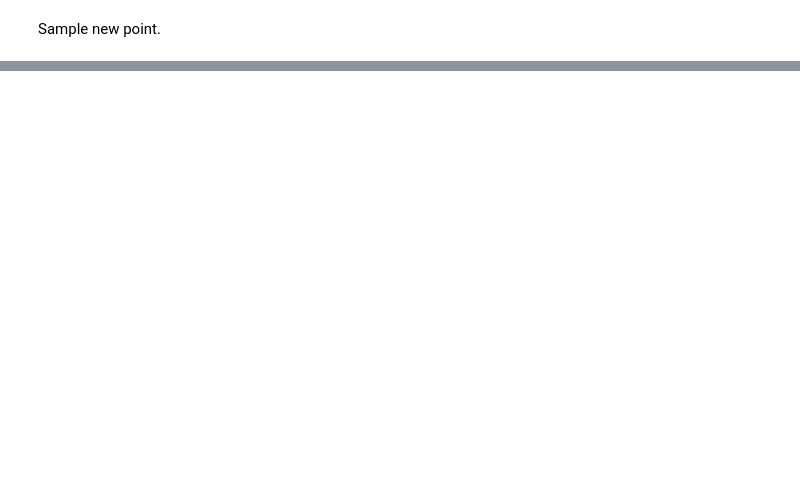
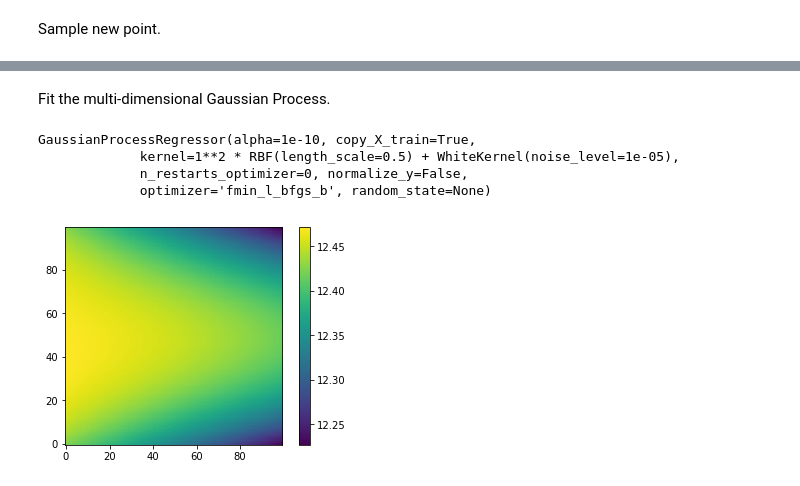
Before and after one commit to JoeriHermans/deep-learning-scripts, a Jupyter notebook: scripts/adverserial-bayesian-optimization/abo.ipynb, the cells around one changed output, grey strips where cells are left out. Saved outputs shown, nothing was run; the diff lists cells and outputs as text; code cells hidden in the pictures; blank space fills up the shorter version.

Commit message:
Add multi-dimensional prototype

```diff
--- a/scripts/adverserial-bayesian-optimization/abo.ipynb
+++ b/scripts/adverserial-bayesian-optimization/abo.ipynb
@@ -415,0 +420,13 @@ New maximum at: 45.0775077508 GeV
+# %%
+def evaluate(theta, batch_size=1024, iterations=100):
+    # Initialize a proposal distribution.
+    proposal = {}
+    proposal['mu'] = torch.FloatTensor(theta)
+    proposal['sigma'] = torch.FloatTensor([.1, .1])
+    # Initialize a new critic to now bias the computation.
+    critic = Critic(100)
+    optimizer = torch.optim.Adam(critic.parameters(), lr=0.01)
+    # Train the critic optimally.
+    loss = fit_critic(proposal, real_data, critic, optimizer, iterations, batch_size)
+
+    return theta, loss
@@ -415,0 +473,37 @@ New maximum at: 45.0775077508 GeV
+# %% [markdown]
+Fit the multi-dimensional Gaussian Process.
+# %%
+# Apply new fitting.
+X_ = np.array(X)
+Y_ = np.array(Y)
+
+kernel = 1. * RBF(length_scale=.5, length_scale_bounds=(1e-2, 1e3)) + WhiteKernel(noise_level=1e-5, noise_level_bounds=(1e-10, 1e+1))
+gp = gaussian_process.GaussianProcessRegressor(kernel=kernel)
+gp.fit(np.array(X), np.array(Y))
+# %% [output]
+GaussianProcessRegressor(alpha=1e-10, copy_X_train=True,
+             kernel=1**2 * RBF(length_scale=0.5) + WhiteKernel(noise_level=1e-05),
+             n_restarts_optimizer=0, normalize_y=False,
+             optimizer='fmin_l_bfgs_b', random_state=None)
+# %%
+resolution = 100
+
+x = np.linspace(min_beam_energy, max_beam_energy, resolution)
+y = np.linspace(min_fermi_constant, max_fermi_constant, resolution)
+z = np.zeros((len(x), len(y)))
+
+for i in range(0, len(x)):
+    for j in range(0, len(y)):
+        input = np.array([x[i], y[j]]).reshape(1, -1)
+        z[i][j] = gp.predict(input)
+
+extent = [min_fermi_constant, max_fermi_constant, \
+          min_beam_energy, max_beam_energy]
+
+plt.clf()
+#plt.imshow(z, extent=extent, origin='lower')
+plt.imshow(z, origin='lower')
+plt.colorbar()
+plt.show()
+# %% [output]
+[figure, added]
```
Also changed, not shown: parts of 16 cells of this notebook.
